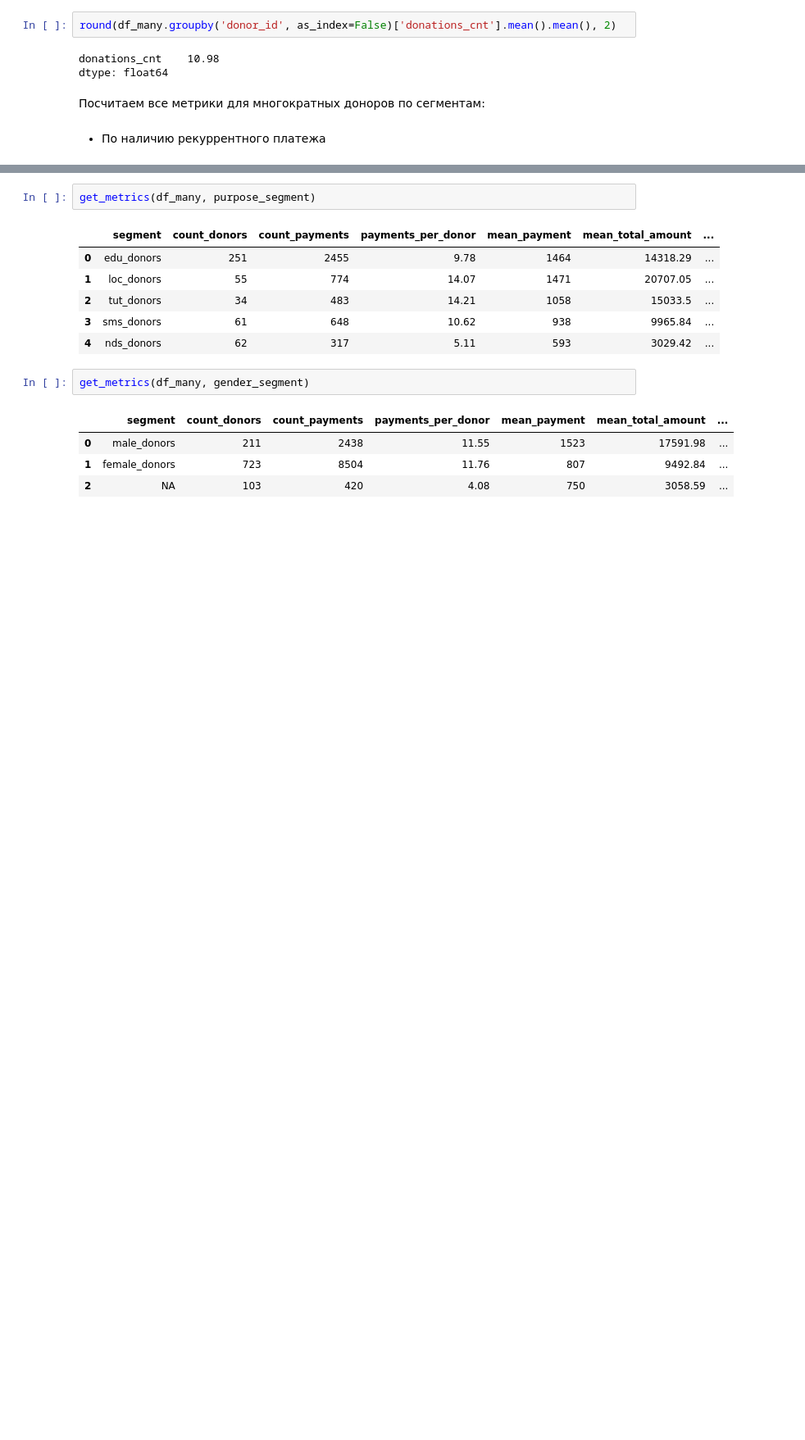
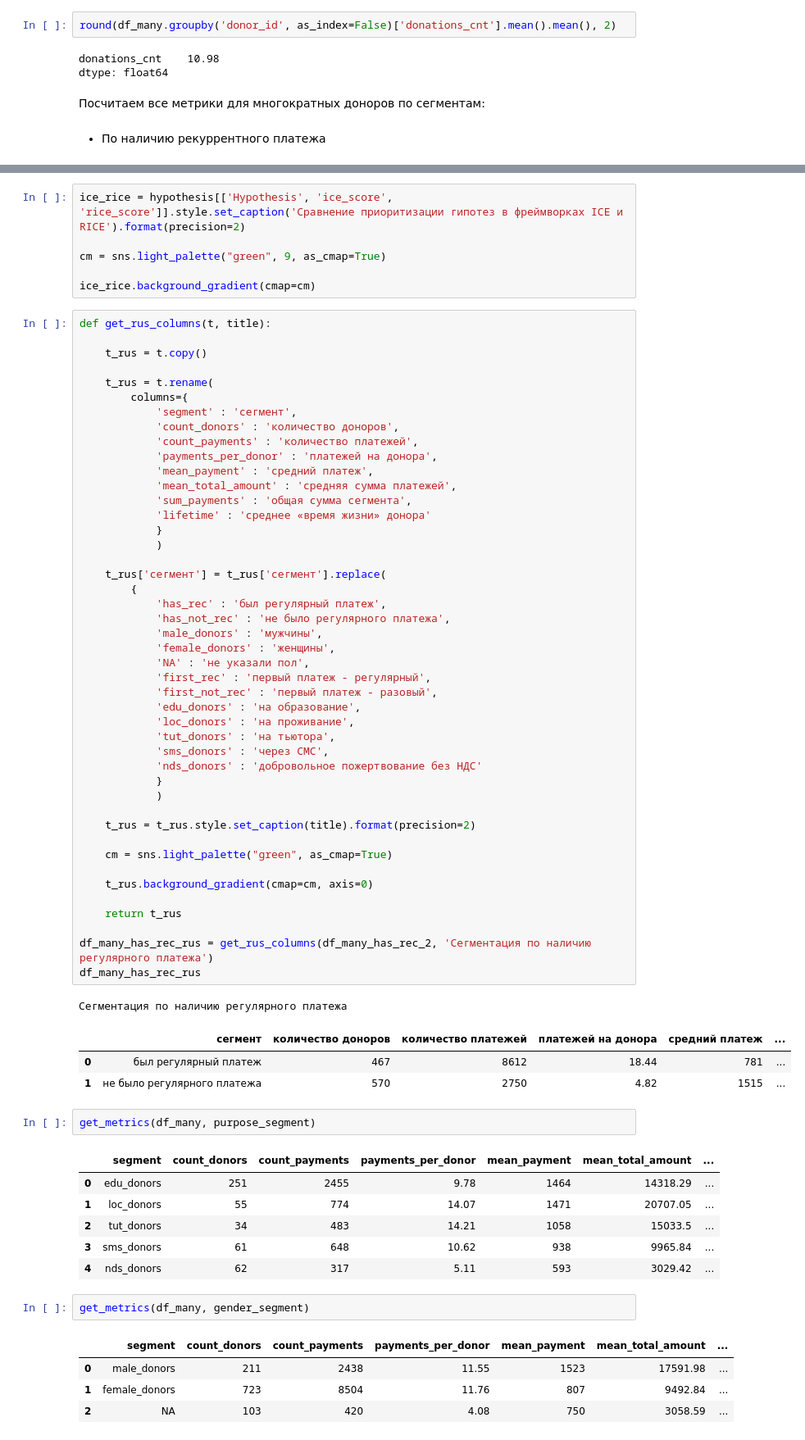
Before and after one commit to mvsmv/anarmovsumov, a Jupyter notebook: charity_fund/buro_dobryh_del.ipynb, the cells around one changed output, grey strips where cells are left out. Shown at 82% size. Drawn from its saved outputs; the diff is of its cells as text; blank space fills up the shorter version.

```diff
--- a/charity_fund/buro_dobryh_del.ipynb
+++ b/charity_fund/buro_dobryh_del.ipynb
@@ -2021,6 +2022,62 @@ get_metrics(df_many, has_rec_segment)
 |  | segment | count_donors | count_payments | payments_per_donor | mean_payment | mean_total_amount | ... |
 | 0 | has_rec | 467 | 8612 | 18.44 | 781 | 14398.16 | ... |
 | 1 | has_not_rec | 570 | 2750 | 4.82 | 1515 | 7309.34 | ... |
+# %%
+ice_rice = hypothesis[['Hypothesis', 'ice_score', 'rice_score']].style.set_caption('Сравнение приоритизации гипотез в фреймворках ICE и RICE').format(precision=2)
+
+cm = sns.light_palette("green", 9, as_cmap=True)
+
+ice_rice.background_gradient(cmap=cm)
+# %%
+def get_rus_columns(t, title):
+
+    t_rus = t.copy()
+
+    t_rus = t.rename(
+        columns={
+            'segment' : 'сегмент',
+            'count_donors' : 'количество доноров',
+            'count_payments' : 'количество платежей',
+            'payments_per_donor' : 'платежей на донора',
+            'mean_payment' : 'средний платеж',
+            'mean_total_amount' : 'средняя сумма платежей',
+            'sum_payments' : 'общая сумма сегмента',
+            'lifetime' : 'среднее «время жизни» донора'
+            }
+            )
+
+    t_rus['сегмент'] = t_rus['сегмент'].replace(
+        {
+            'has_rec' : 'был регулярный платеж',
+            'has_not_rec' : 'не было регулярного платежа',
+            'male_donors' : 'мужчины',
+            'female_donors' : 'женщины',
+            'NA' : 'не указали пол',
+            'first_rec' : 'первый платеж - регулярный',
+            'first_not_rec' : 'первый платеж - разовый',
+            'edu_donors' : 'на образование',
+            'loc_donors' : 'на проживание',
+            'tut_donors' : 'на тьютора',
+            'sms_donors' : 'через СМС',
+            'nds_donors' : 'добровольное пожертвование без НДС'
+            }
+            )
+
+    t_rus = t_rus.style.set_caption(title).format(precision=2)
+
+    cm = sns.light_palette("green", as_cmap=True)
+
+    t_rus.background_gradient(cmap=cm, axis=0)
+
+    return t_rus
+
+df_many_has_rec_rus = get_rus_columns(df_many_has_rec_2, 'Сегментация по наличию регулярного платежа')
+df_many_has_rec_rus
+# %% [output]
+Сегментация по наличию регулярного платежа
+|  | сегмент | количество доноров | количество платежей | платежей на донора | средний платеж | ... |
+| 0 | был регулярный платеж | 467 | 8612 | 18.44 | 781 | ... |
+| 1 | не было регулярного платежа | 570 | 2750 | 4.82 | 1515 | ... |
 # %%
 get_metrics(df_many, purpose_segment)
 # %% [output]
```
Also changed, not shown: parts of 2 cells of this notebook.
